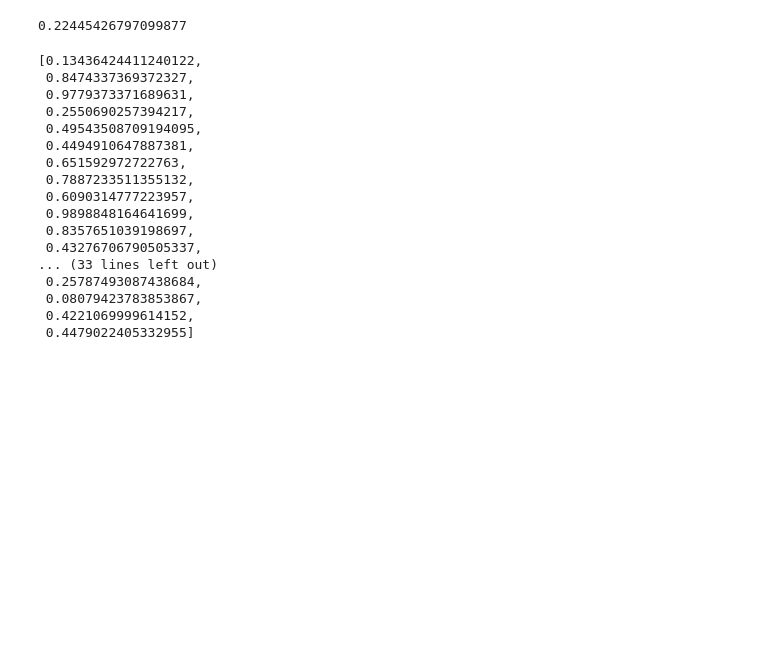
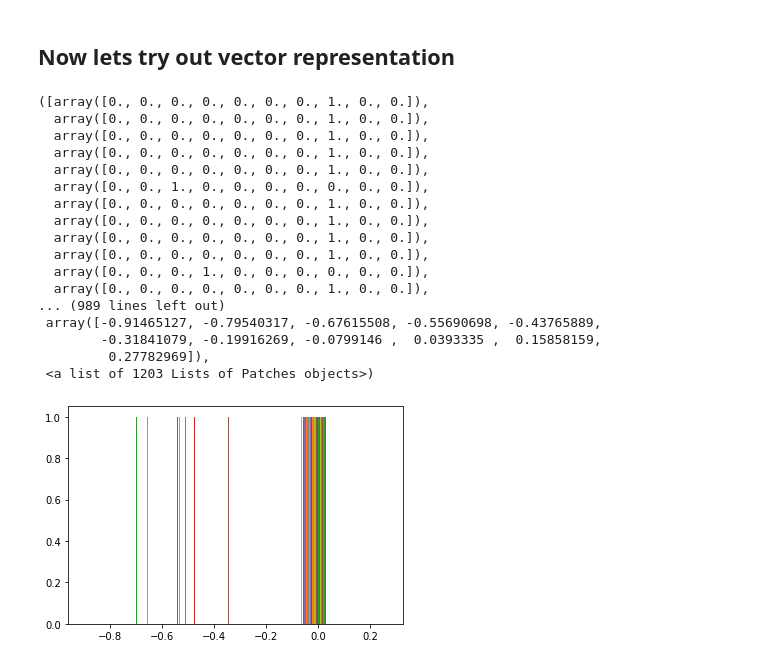
Before and after one commit to eugtsa/cartesian_genetics, a Jupyter notebook: jupyter/01_iris_check.ipynb, the cells around one changed output. Saved outputs shown, nothing was run; the diff lists cells and outputs as text; code cells hidden in the pictures; blank space fills up the shorter version.

Commit message:
added demo of vectorized cgp usage

```diff
--- a/jupyter/01_iris_check.ipynb
+++ b/jupyter/01_iris_check.ipynb
@@ -8,5 +8,5 @@ from sklearn.datasets import load_iris
 # %%
-iris = load_iris()
+iris = load_digits()
 # %%
 data,target = iris['data'],iris['target']
 # %%
@@ -43,4 +14,9 @@ data.shape
 # %%
 from sklearn.model_selection import train_test_split
+from sklearn.utils import shuffle
+from sklearn.preprocessing import StandardScaler
+
+data,target = shuffle(data,target,random_state=1)
+data = StandardScaler().fit_transform(data)
 
 X_train,X_test,y_train,y_test = train_test_split(data,target,test_size=0.33,random_state=42)
@@ -77,17 +75,19 @@ for rec_depth in [1,2,3]:
     cgf = CartesianGenomeFunc(basis_funcs=basis,
                               n_inputs=data.shape[1],
                               n_outputs=1,
-                              depth=4,
+                              depth=5,
                               recurse_depth=rec_depth,
-                              seed=1,
-                              n_rows=4)
+                              seed=rec_depth,
+                              n_rows=2)
 
     cgf.init_random_genome()
 
+
     n_generations = 150
-    n_samples_in_gen = 15
+    n_samples_in_gen = 25
     mut_points = 3
 
+    preds = [cgf.call(x) for x in X_train]
     top_score = mean_absolute_error(preds,y_train)
     top_genome = cgf.get_genome()
 
@@ -125,24 +109,2 @@ new score in gen: 1 0.263
-# %%
-top_score
-# %% [output]
-0.22445426797099877
-# %%
-top_genome
-# %% [output]
-[0.13436424411240122,
- 0.8474337369372327,
- 0.9779373371689631,
- 0.2550690257394217,
- 0.49543508709194095,
- 0.4494910647887381,
- 0.651592972722763,
- 0.7887233511355132,
- 0.6090314777223957,
- 0.9898848164641699,
- 0.8357651039198697,
- 0.43276706790505337,
-... (33 lines left out)
- 0.25787493087438684,
- 0.08079423783853867,
- 0.4221069999614152,
- 0.4479022405332955]
+# %% [markdown]
+## Now lets try out vector representation
@@ -148,0 +168,25 @@ top_genome
+# %%
+%matplotlib inline
+
+import matplotlib.pyplot as plt
+
+plt.hist(preds)
+# %% [output]
+([array([0., 0., 0., 0., 0., 0., 0., 1., 0., 0.]),
+  array([0., 0., 0., 0., 0., 0., 0., 1., 0., 0.]),
+  array([0., 0., 0., 0., 0., 0., 0., 1., 0., 0.]),
+  array([0., 0., 0., 0., 0., 0., 0., 1., 0., 0.]),
+  array([0., 0., 0., 0., 0., 0., 0., 1., 0., 0.]),
+  array([0., 0., 1., 0., 0., 0., 0., 0., 0., 0.]),
+  array([0., 0., 0., 0., 0., 0., 0., 1., 0., 0.]),
+  array([0., 0., 0., 0., 0., 0., 0., 1., 0., 0.]),
+  array([0., 0., 0., 0., 0., 0., 0., 1., 0., 0.]),
+  array([0., 0., 0., 0., 0., 0., 0., 1., 0., 0.]),
+  array([0., 0., 0., 1., 0., 0., 0., 0., 0., 0.]),
+  array([0., 0., 0., 0., 0., 0., 0., 1., 0., 0.]),
+... (989 lines left out)
+ array([-0.91465127, -0.79540317, -0.67615508, -0.55690698, -0.43765889,
+        -0.31841079, -0.19916269, -0.0799146 ,  0.0393335 ,  0.15858159,
+         0.27782969]),
+ <a list of 1203 Lists of Patches objects>)
+[figure, added]
```
Also changed, not shown: parts of 20 cells of this notebook.
